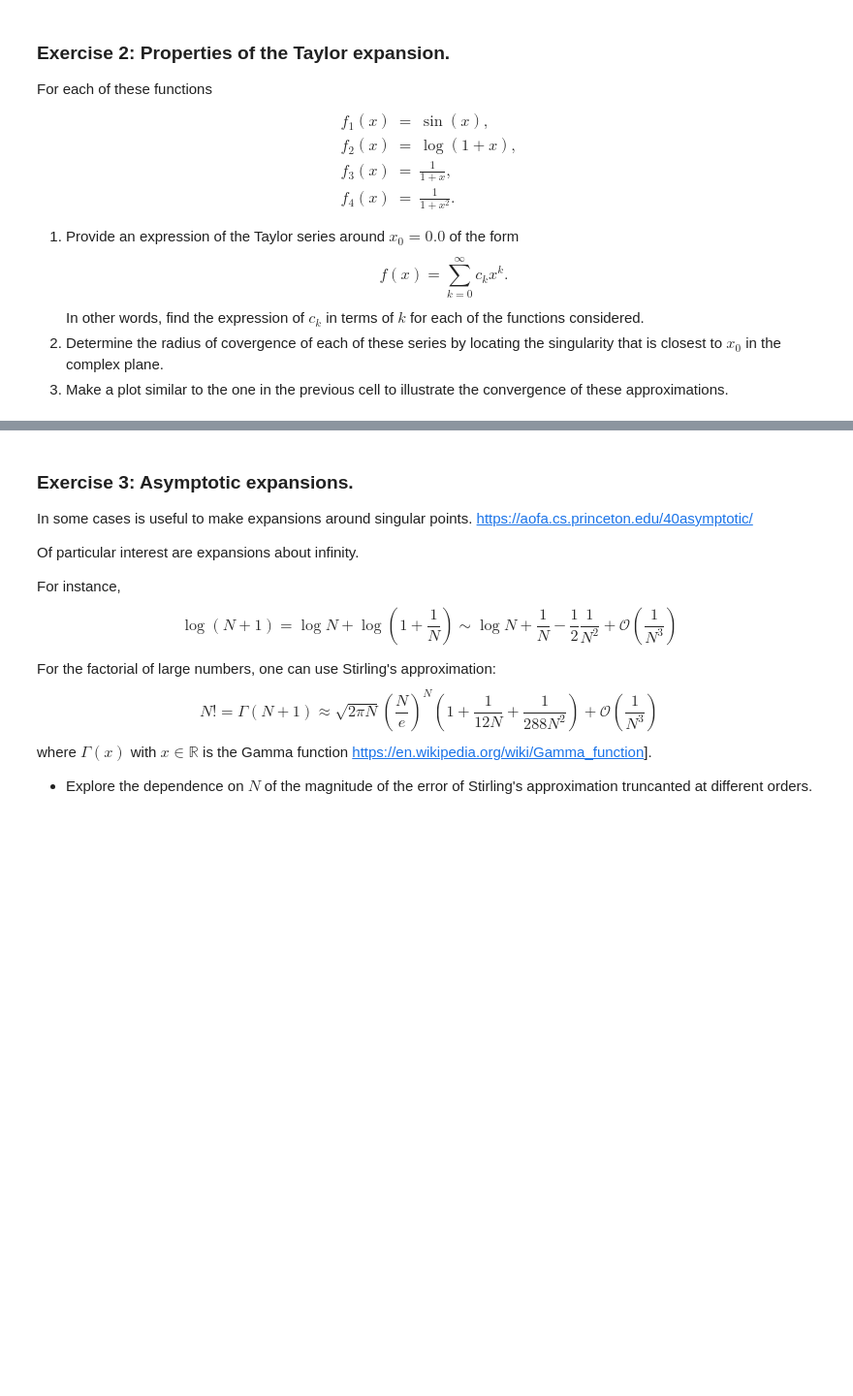
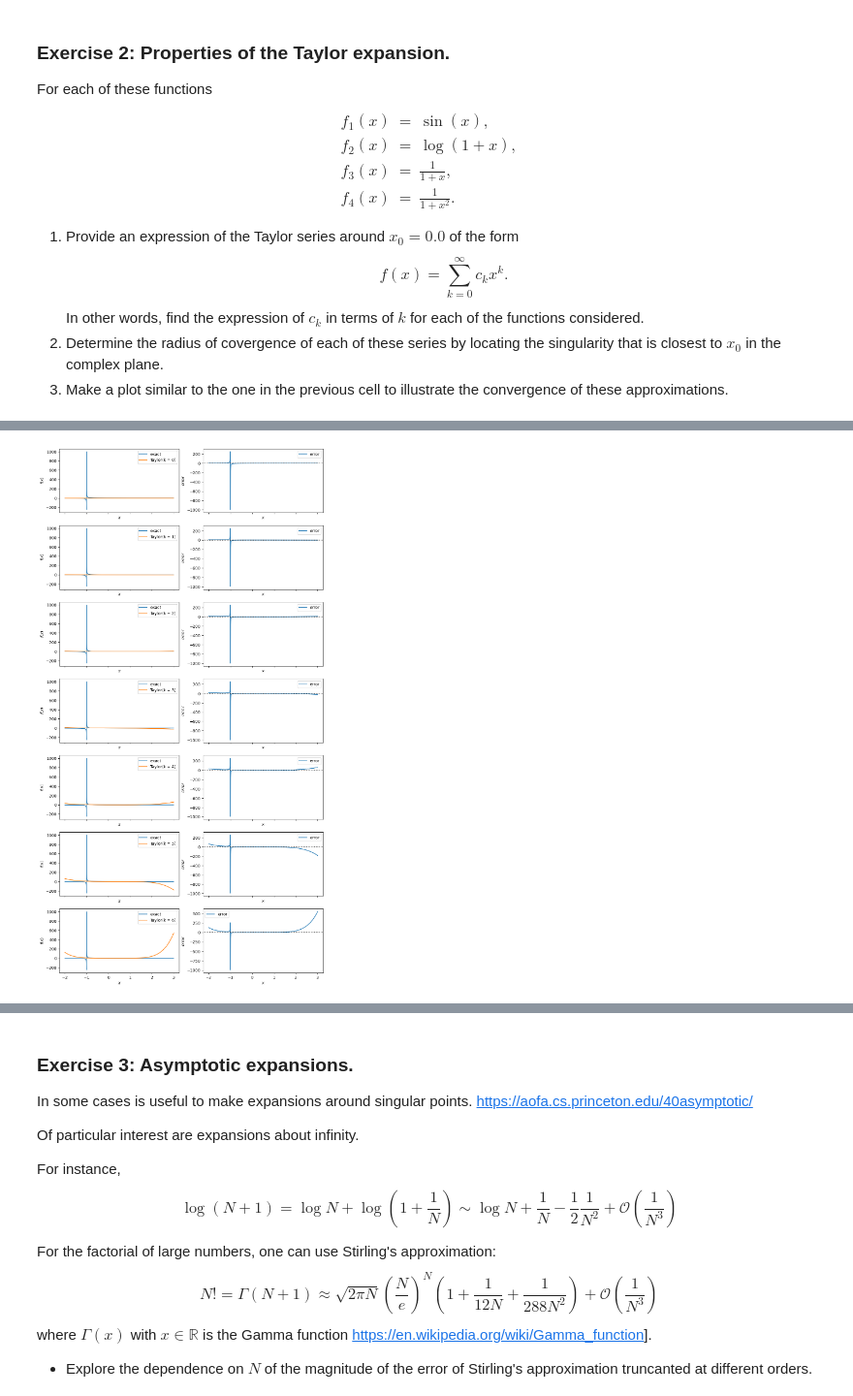
Before and after one commit to Arkh3/master_cn_25-26, a Jupyter notebook: practicas/practica2/H2_Teruel.ipynb, the cells around one changed output, grey strips where cells are left out. Shown at 97% size. Saved outputs shown, nothing was run; the diff lists cells and outputs as text; code cells hidden in the pictures; blank space fills up the shorter version.

```diff
--- a/practicas/practica2/H2_Teruel.ipynb
+++ b/practicas/practica2/H2_Teruel.ipynb
@@ -228,0 +225,14 @@ I don't really know what this part means.
+# %%
+# Taylor approximation for 1/(1+x)
+x_0 = 0.0
+K = 6
+nc.plot_taylor_approximation_with_series_term(
+    function=lambda x: 1/(1+x),
+    series_term=lambda x, k: 1 if k == 0 else (-1)**k * x**k,
+    K=K,
+    x_0=x_0,
+    interval_plot=(x_0 - 2.0, x_0 + 3.0),
+    figure_size=(2*K, 4*K),
+)
+# %% [output]
+[figure, added]
```
Also changed, not shown: parts of 7 cells of this notebook, 1 other file.
